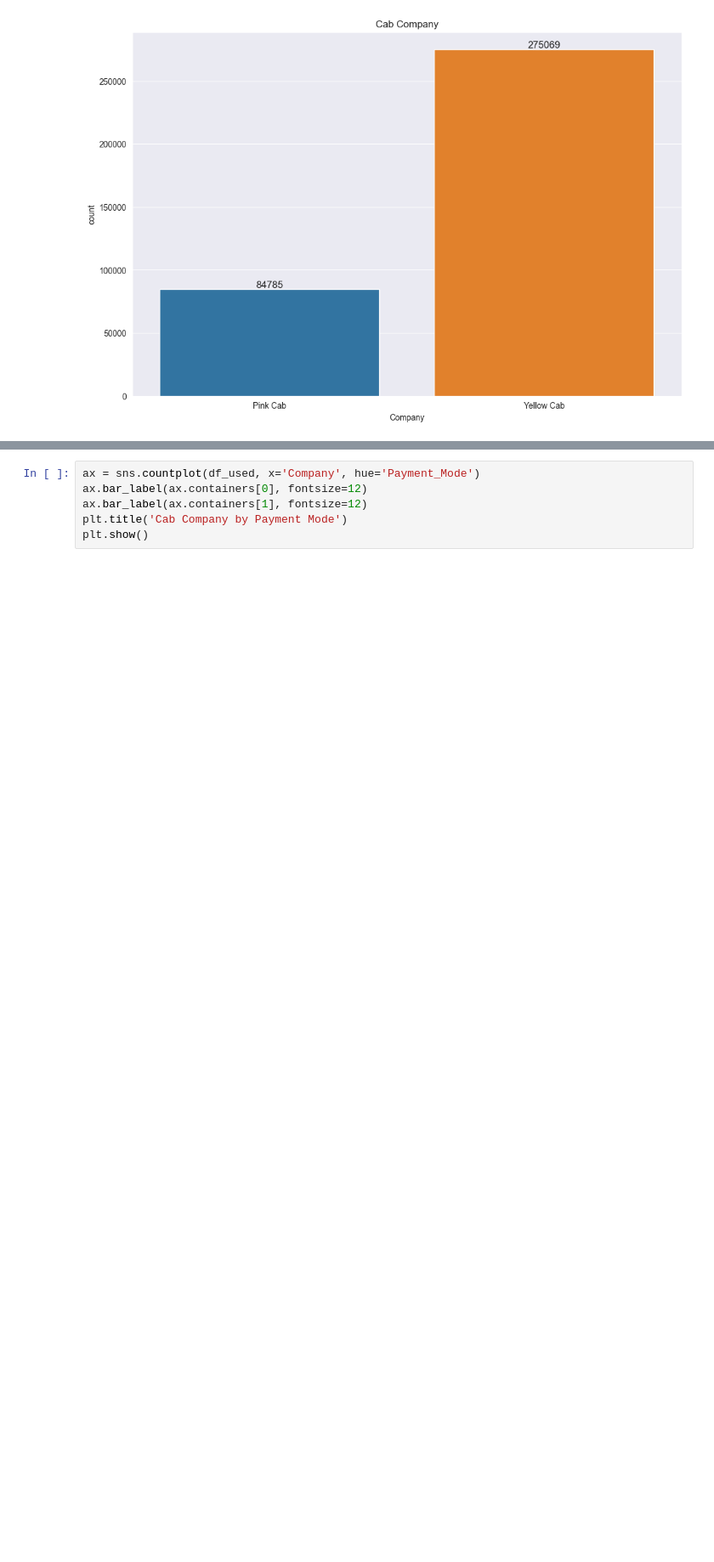
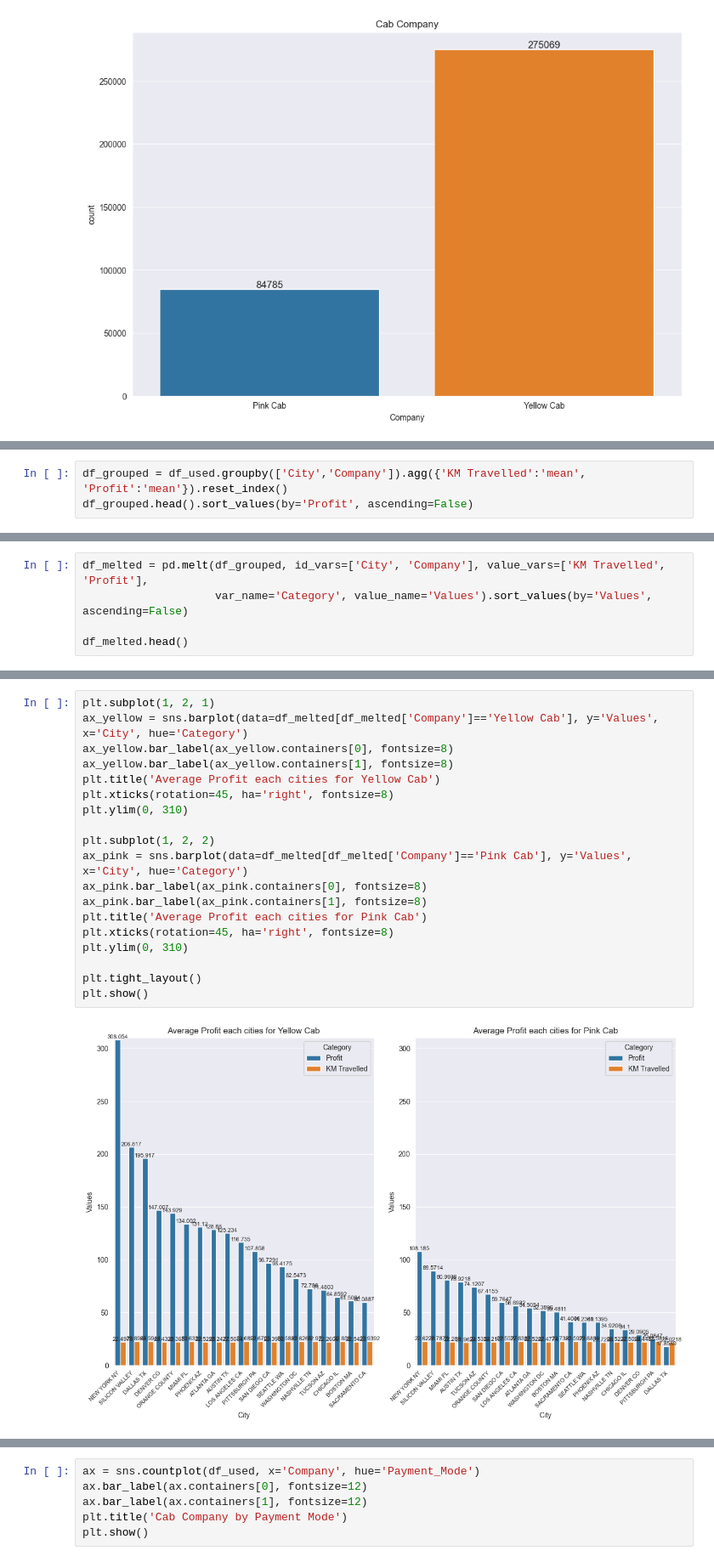
Before and after one commit to MuhammadNurilHuda/G2M-Cab-Investment, a Jupyter notebook: Data Preparation.ipynb, the cells around one changed output, grey strips where cells are left out. Shown at 85% size. Cells and saved outputs as stored; diff of their text form; blank space fills up the shorter version.

Commit message:
update Analysis on profit

```diff
--- a/Data Preparation.ipynb
+++ b/Data Preparation.ipynb
@@ -571,0 +567,3 @@ plt.show()
+# %%
+df_grouped = df_used.groupby(['City','Company']).agg({'KM Travelled':'mean', 'Profit':'mean'}).reset_index()
+df_grouped.head().sort_values(by='Profit', ascending=False)
@@ -571,0 +577,5 @@ plt.show()
+# %%
+df_melted = pd.melt(df_grouped, id_vars=['City', 'Company'], value_vars=['KM Travelled', 'Profit'],
+                    var_name='Category', value_name='Values').sort_values(by='Values', ascending=False)
+
+df_melted.head()
@@ -571,0 +589,21 @@ plt.show()
+# %%
+plt.subplot(1, 2, 1)
+ax_yellow = sns.barplot(data=df_melted[df_melted['Company']=='Yellow Cab'], y='Values', x='City', hue='Category')
+ax_yellow.bar_label(ax_yellow.containers[0], fontsize=8)
+ax_yellow.bar_label(ax_yellow.containers[1], fontsize=8)
+plt.title('Average Profit each cities for Yellow Cab')
+plt.xticks(rotation=45, ha='right', fontsize=8)
+plt.ylim(0, 310)
+
+plt.subplot(1, 2, 2)
+ax_pink = sns.barplot(data=df_melted[df_melted['Company']=='Pink Cab'], y='Values', x='City', hue='Category')
+ax_pink.bar_label(ax_pink.containers[0], fontsize=8)
+ax_pink.bar_label(ax_pink.containers[1], fontsize=8)
+plt.title('Average Profit each cities for Pink Cab')
+plt.xticks(rotation=45, ha='right', fontsize=8)
+plt.ylim(0, 310)
+
+plt.tight_layout()
+plt.show()
+# %% [output]
+[figure, added]
```
Also changed, not shown: parts of 17 cells of this notebook.
